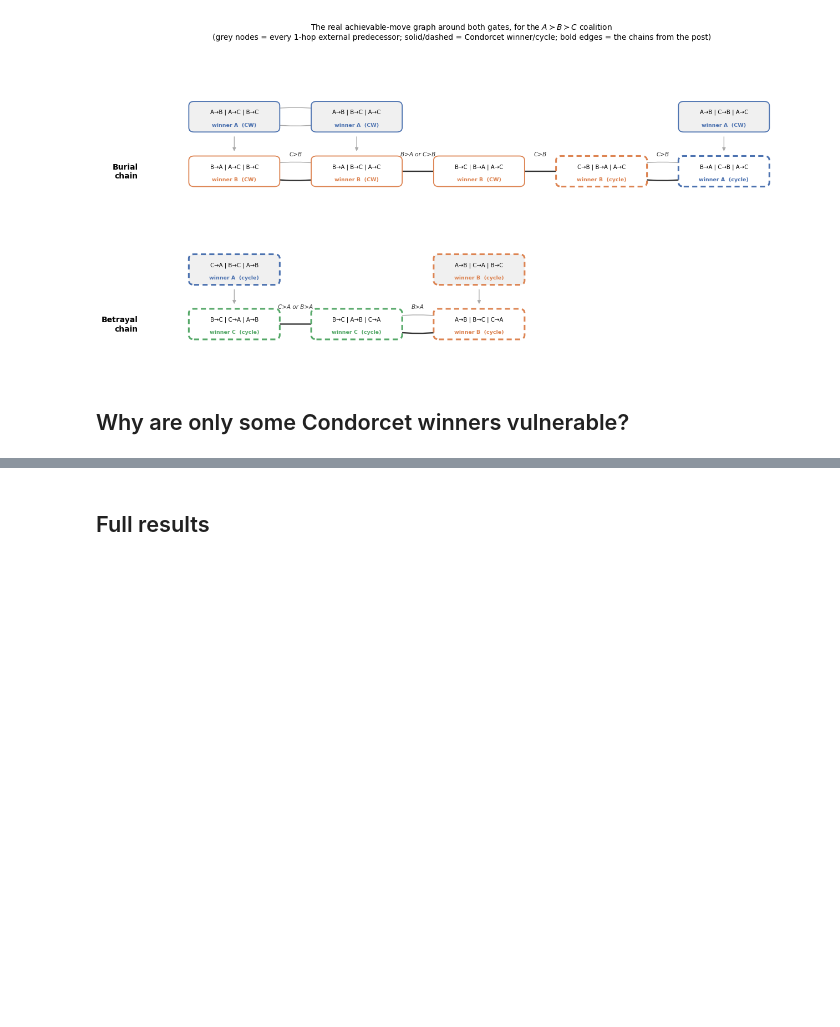
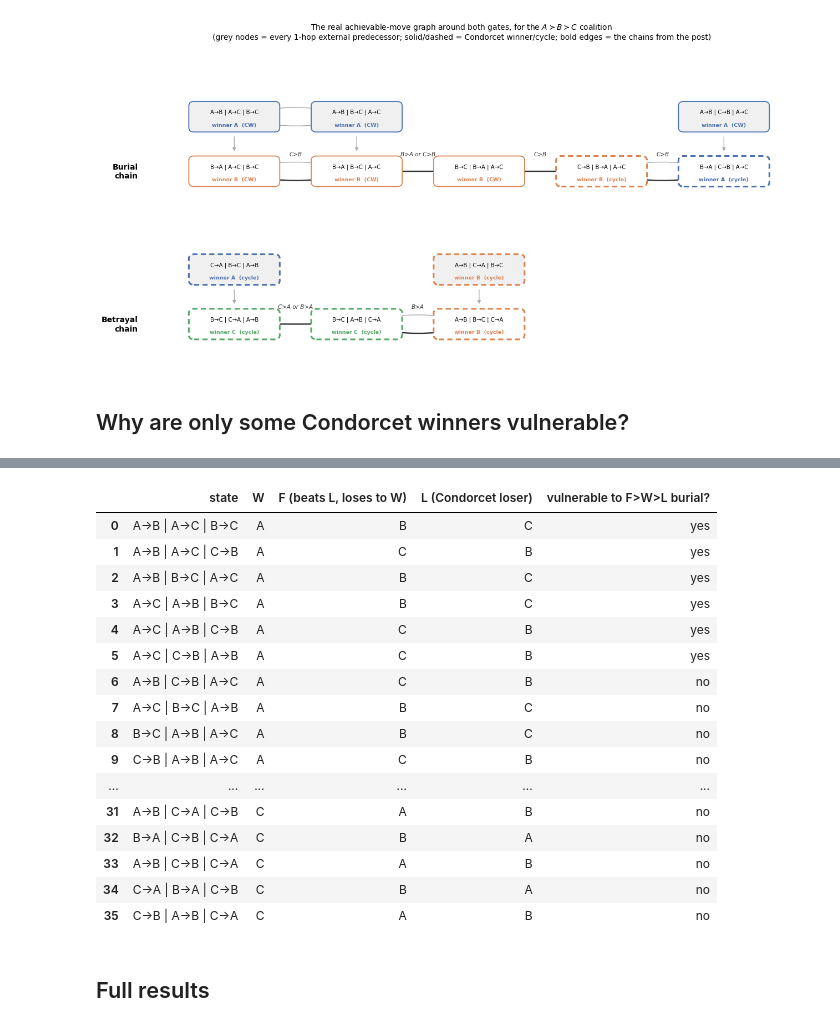
Before and after one commit to eigentaylor/eigentaylor.github.io, a Jupyter notebook: assets/jupyter/better_choices_verification.ipynb, the cells around one changed output, grey strips where cells are left out. Saved outputs shown, nothing was run; the diff lists cells and outputs as text; code cells hidden in the pictures; blank space fills up the shorter version.

```diff
--- a/assets/jupyter/better_choices_verification.ipynb
+++ b/assets/jupyter/better_choices_verification.ipynb
@@ -505,3 +449,63 @@ pd.DataFrame({
+# %%
+def condorcet_loser(P):
+    # the candidate who loses BOTH of their matchups
+    losses = {}
+    for _, l in P:
+        losses[l] = losses.get(l, 0) + 1
+    return next((c for c in CANDS if losses.get(c) == 2), None)
+
+def burial_coalition(s):
+    # for a CW=W state: L is the Condorcet loser, F is the third candidate
+    # (F beats L, loses to W) -- F>W>L is the only coalition that could ever
+    # threaten s, since the mirror L>W>F would require L to beat F
+    W, L = condorcet_winner(s), condorcet_loser(s)
+    F = next(c for c in CANDS if c not in (W, L))
+    return F, W, L
+
+def vulnerable_to_burial(s):
+    # Theorem (Burial vulnerability): s is vulnerable to the F>W>L coalition
+    # iff margin(F->L) is wider than margin(W->F) -- at G1 the only
+    # concordant pair is F-vs-L and the only discordant pair in a CW state is
+    # W-vs-F, so the reachability lemma collapses to this single comparison
+    F, W, L = burial_coalition(s)
+    FL, WF = frozenset((F, L)), frozenset((W, F))
+    return slot_of(s, FL) > slot_of(s, WF)
+
+def actually_vulnerable(s):
+    F, W, L = burial_coalition(s)
+    order = (F, W, L)
+    return any(prefers(order, winner(q), winner(s)) for q in R(s, order))
+
+cw_states = [s for s in STATES if condorcet_winner(s) is not None]
+check('closed-form rule (Burial vulnerability) matches brute-forced vulnerability for every CW state',
+      all(vulnerable_to_burial(s) == actually_vulnerable(s) for s in cw_states))
+check('exactly half (18/36) of Condorcet-winner states are vulnerable', sum(map(vulnerable_to_burial, cw_states)) == 18)
+
+pd.DataFrame({
+    'state': [fmt_state(s) for s in cw_states],
+    'W': [condorcet_winner(s) for s in cw_states],
+    'F (beats L, loses to W)': [burial_coalition(s)[0] for s in cw_states],
+    'L (Condorcet loser)': [burial_coalition(s)[2] for s in cw_states],
+    'vulnerable to F>W>L burial?': ['yes' if vulnerable_to_burial(s) else 'no' for s in cw_states],
+}).sort_values(['W', 'vulnerable to F>W>L burial?'], ascending=[True, False]).reset_index(drop=True)
+# %% [output]
+|  | state | W | F (beats L, loses to W) | L (Condorcet loser) | vulnerable to F>W>L burial? |
+| 0 | A→B | A→C | B→C | A | B | C | yes |
+| 1 | A→B | A→C | C→B | A | C | B | yes |
+| 2 | A→B | B→C | A→C | A | B | C | yes |
+| 3 | A→C | A→B | B→C | A | B | C | yes |
+| 4 | A→C | A→B | C→B | A | C | B | yes |
+| 5 | A→C | C→B | A→B | A | C | B | yes |
+| 6 | A→B | C→B | A→C | A | C | B | no |
+| 7 | A→C | B→C | A→B | A | B | C | no |
+| 8 | B→C | A→B | A→C | A | B | C | no |
+| 9 | C→B | A→B | A→C | A | C | B | no |
+| ... | ... | ... | ... | ... | ... |
+| 31 | A→B | C→A | C→B | C | A | B | no |
+| 32 | B→A | C→B | C→A | C | B | A | no |
+| 33 | A→B | C→B | C→A | C | A | B | no |
+| 34 | C→A | B→A | C→B | C | B | A | no |
+| 35 | C→B | A→B | C→A | C | A | B | no |
 # %% [markdown]
 ## Full results
 # %%
```
Also changed, not shown: parts of 2 cells of this notebook.
